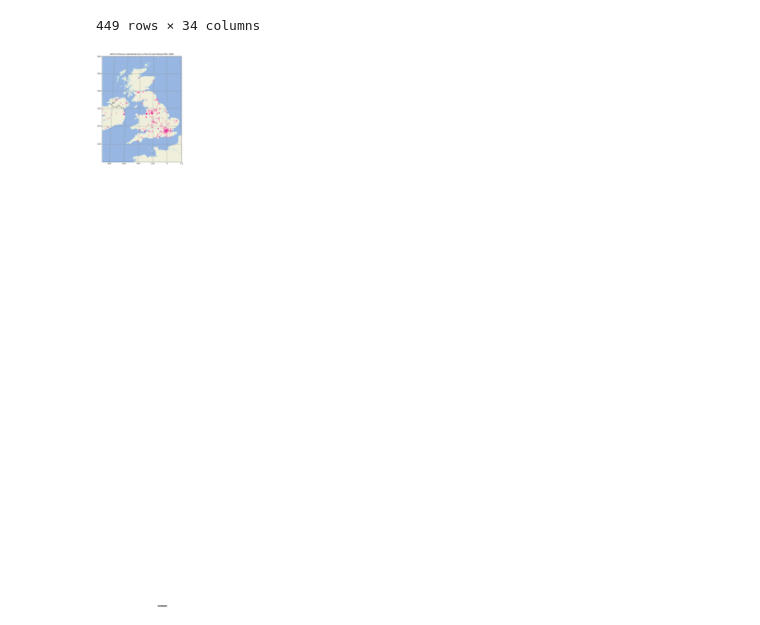
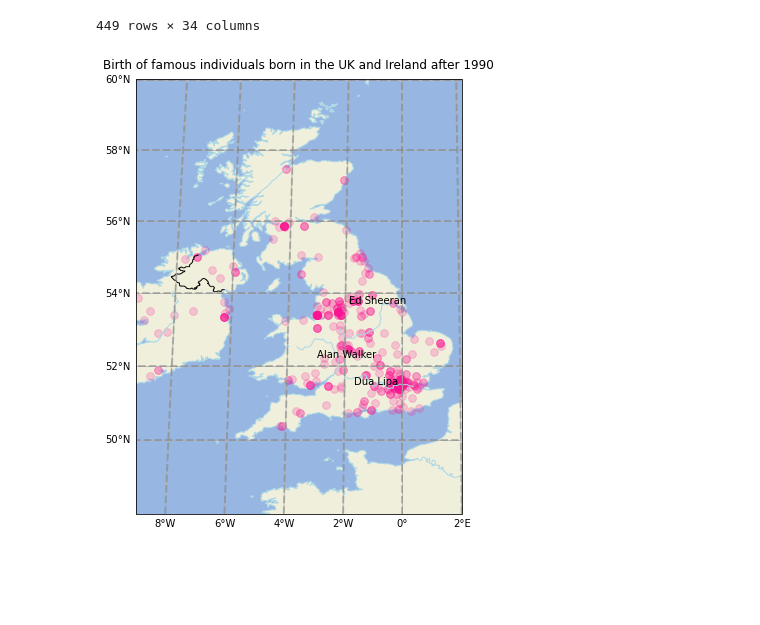
Before and after one commit to tubbsyal/BEE2024_p3, a Jupyter notebook: Part3_1Notebook.ipynb, the cells around one changed output. Cells and saved outputs as stored; diff of their text form; code cells hidden in the pictures; blank space fills up the shorter version.

```diff
--- a/Part3_1Notebook.ipynb
+++ b/Part3_1Notebook.ipynb
@@ -364,32 +364,31 @@ df2
 | 88911 | 41147956 | Q16210871 | 41147956 | Katy_Marchant | Katy Marchant | CYCLIST | 2.784724 | F | katymarch | True | ... |
 449 rows × 34 columns
 # %%
-fig = plt.figure(figsize=(25,12))
+fig = plt.figure(figsize=(10,8))
 
-ax = fig.add_subplot(1,1,1 ,projection=crs.Robinson())
+ax = fig.add_subplot(1,1,1, projection=ccrs.Robinson())
 
 ax.set_global()
-ax.text(df2.bplace_lat[df2.name =='Ed Sheeran'], df2.bplace_lon[df2.name =='Ed Sheeran'] ,'Ed Sheeran',horizontalalignment='right',size = 10)
-ax.text(df2.bplace_lat[df2.name =='Alan Walker'], df2.bplace_lon[df2.name =='Alan Walker'] ,'Alan Walker',horizontalalignment='right',size = 10)
-ax.text(df2.bplace_lat[df2.name =='Dua Lipa'], df2.bplace_lon[df2.name =='Dua Lipa'] ,'Dua Lipa',horizontalalignment='right',size = 10)
+
 plt.title("Birth of famous individuals born in the UK and Ireland after 1990")
 ax.add_feature(cfeature.LAND)
 ax.add_feature(cfeature.BORDERS, edgecolor="black")
 ax.add_feature(cfeature.RIVERS, edgecolor ="lightblue")
 ax.add_feature(cfeature.OCEAN, edgecolor ="lightblue")
 ax.gridlines()
 ax.set_extent([-9, 2, 48,60])
 gl = ax.gridlines(crs=ccrs.PlateCarree(), draw_labels=True,linewidth=2, color='gray', alpha=0.5, linestyle='--')
 gl.xlabels_top = False
 gl.ylabels_right = False
 
 
-plt.scatter(x=df2.bplace_lon, y=df2.bplace_lat,
-            color="deeppink",
-            s=60,
-            alpha=0.2,
-            transform=crs.PlateCarree()) ## Important
+
+
+plt.scatter(x=df2.bplace_lon, y=df2.bplace_lat,color="deeppink",s=60, alpha=0.2,transform=ccrs.PlateCarree()) ## Important
+ax.text(x1,y1,'Ed Sheeran',size = 10,transform=ccrs.PlateCarree())
+ax.text(df2.bplace_lon[df2.name =='Alan Walker'].iloc[0], df2.bplace_lat[df2.name =='Alan Walker'].iloc[0] ,'Alan Walker',horizontalalignment='right',size = 10,transform=ccrs.PlateCarree())
+ax.text(df2.bplace_lon[df2.name =='Dua Lipa'].iloc[0], df2.bplace_lat[df2.name =='Dua Lipa'].iloc[0] ,'Dua Lipa',horizontalalignment='right',size = 10,transform=ccrs.PlateCarree())
 
 plt.show()
 # %% [output]
-[figure, old version]
+[figure, new version]
```
Also changed, not shown: parts of 1 cell of this notebook.
